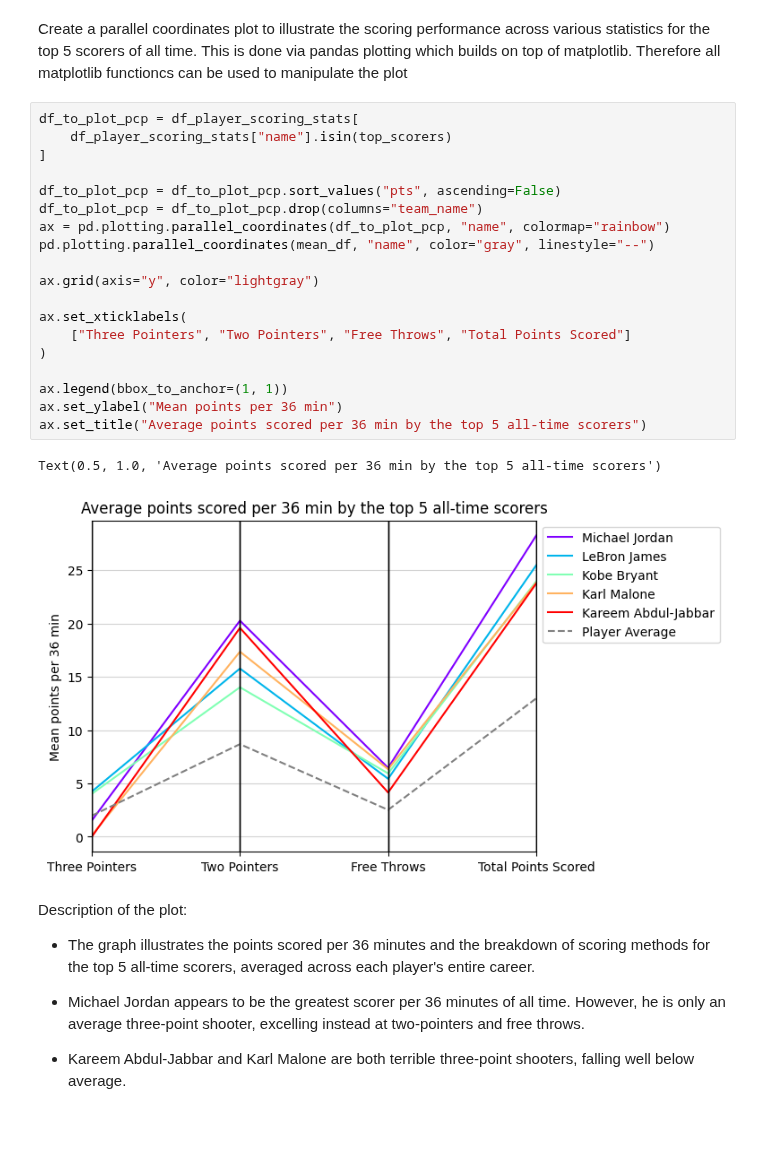
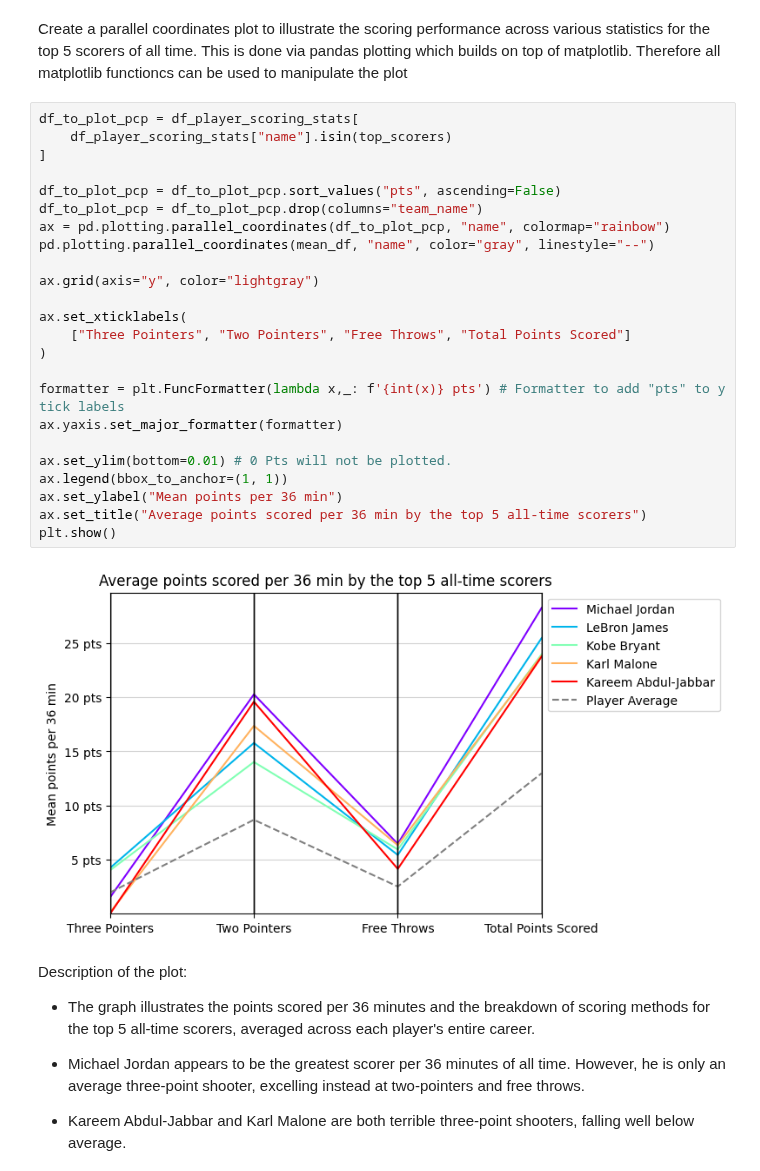
Before and after one commit to olesasha/InfoViz, a Jupyter notebook: Exercise1_Maximilian.ipynb, the cells around one changed output. Cells and saved outputs as stored; diff of their text form; blank space fills up the shorter version.

Commit message:
Final plot

```diff
--- a/Exercise1_Maximilian.ipynb
+++ b/Exercise1_Maximilian.ipynb
@@ -420,25 +420,29 @@ Create a parallel coordinates plot to illustrate the scoring performance across
 # %%
 df_to_plot_pcp = df_player_scoring_stats[
     df_player_scoring_stats["name"].isin(top_scorers)
 ]
 
 df_to_plot_pcp = df_to_plot_pcp.sort_values("pts", ascending=False)
 df_to_plot_pcp = df_to_plot_pcp.drop(columns="team_name")
 ax = pd.plotting.parallel_coordinates(df_to_plot_pcp, "name", colormap="rainbow")
 pd.plotting.parallel_coordinates(mean_df, "name", color="gray", linestyle="--")
 
 ax.grid(axis="y", color="lightgray")
 
 ax.set_xticklabels(
     ["Three Pointers", "Two Pointers", "Free Throws", "Total Points Scored"]
 )
 
+formatter = plt.FuncFormatter(lambda x,_: f'{int(x)} pts') # Formatter to add "pts" to y tick labels
+ax.yaxis.set_major_formatter(formatter)
+
+ax.set_ylim(bottom=0.01) # 0 Pts will not be plotted.
 ax.legend(bbox_to_anchor=(1, 1))
 ax.set_ylabel("Mean points per 36 min")
 ax.set_title("Average points scored per 36 min by the top 5 all-time scorers")
+plt.show()
 # %% [output]
-Text(0.5, 1.0, 'Average points scored per 36 min by the top 5 all-time scorers')
-[figure, old version]
+[figure, new version]
 # %% [markdown]
 Description of the plot:
 - The graph illustrates the points scored per 36 minutes and the breakdown of scoring methods for the top 5 all-time scorers, averaged across each player's entire career.
```
